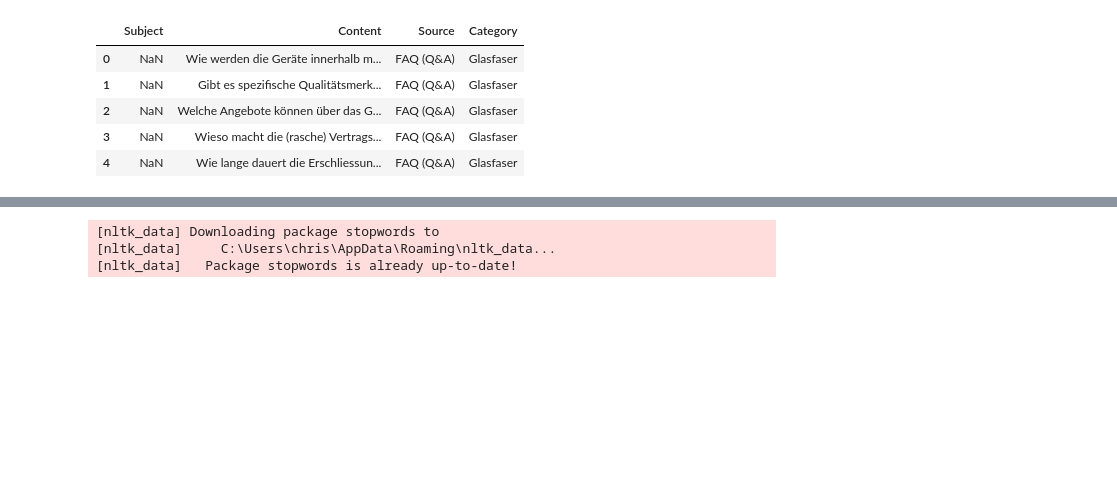
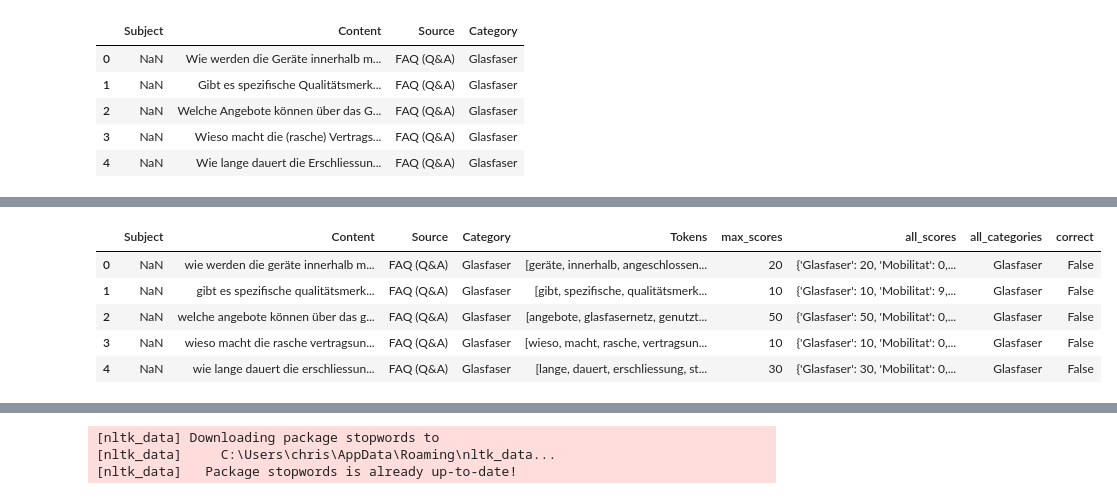
Before and after one commit to CariusLars/YBH2020, a Jupyter notebook: NLP/key_words.ipynb, the cells around one changed output, grey strips where cells are left out. Cells and saved outputs as stored; diff of their text form; code cells hidden in the pictures; blank space fills up the shorter version.

```diff
--- a/NLP/key_words.ipynb
+++ b/NLP/key_words.ipynb
@@ -138,3 +121,12 @@ len(df.loc[(df['correct']==True)&(df['max_scores']<5)])
+# %%
+df.head()
+# %% [output]
+|  | Subject | Content | Source | Category | Tokens | max_scores | all_scores | all_categories | correct |
+| 0 | NaN | wie werden die geräte innerhalb m... | FAQ (Q&A) | Glasfaser | [geräte, innerhalb, angeschlossen... | 20 | {'Glasfaser': 20, 'Mobilitat': 0,... | Glasfaser | False |
+| 1 | NaN | gibt es spezifische qualitätsmerk... | FAQ (Q&A) | Glasfaser | [gibt, spezifische, qualitätsmerk... | 10 | {'Glasfaser': 10, 'Mobilitat': 9,... | Glasfaser | False |
+| 2 | NaN | welche angebote können über das g... | FAQ (Q&A) | Glasfaser | [angebote, glasfasernetz, genutzt... | 50 | {'Glasfaser': 50, 'Mobilitat': 0,... | Glasfaser | False |
+| 3 | NaN | wieso macht die rasche vertragsun... | FAQ (Q&A) | Glasfaser | [wieso, macht, rasche, vertragsun... | 10 | {'Glasfaser': 10, 'Mobilitat': 0,... | Glasfaser | False |
+| 4 | NaN | wie lange dauert die erschliessun... | FAQ (Q&A) | Glasfaser | [lange, dauert, erschliessung, st... | 30 | {'Glasfaser': 30, 'Mobilitat': 0,... | Glasfaser | False |
 # %%
 correct = [x == y for x,y in zip(df['Category'], df['max_scores'])]
 # %%
```
Also changed, not shown: parts of 21 cells of this notebook, 1 other file.
